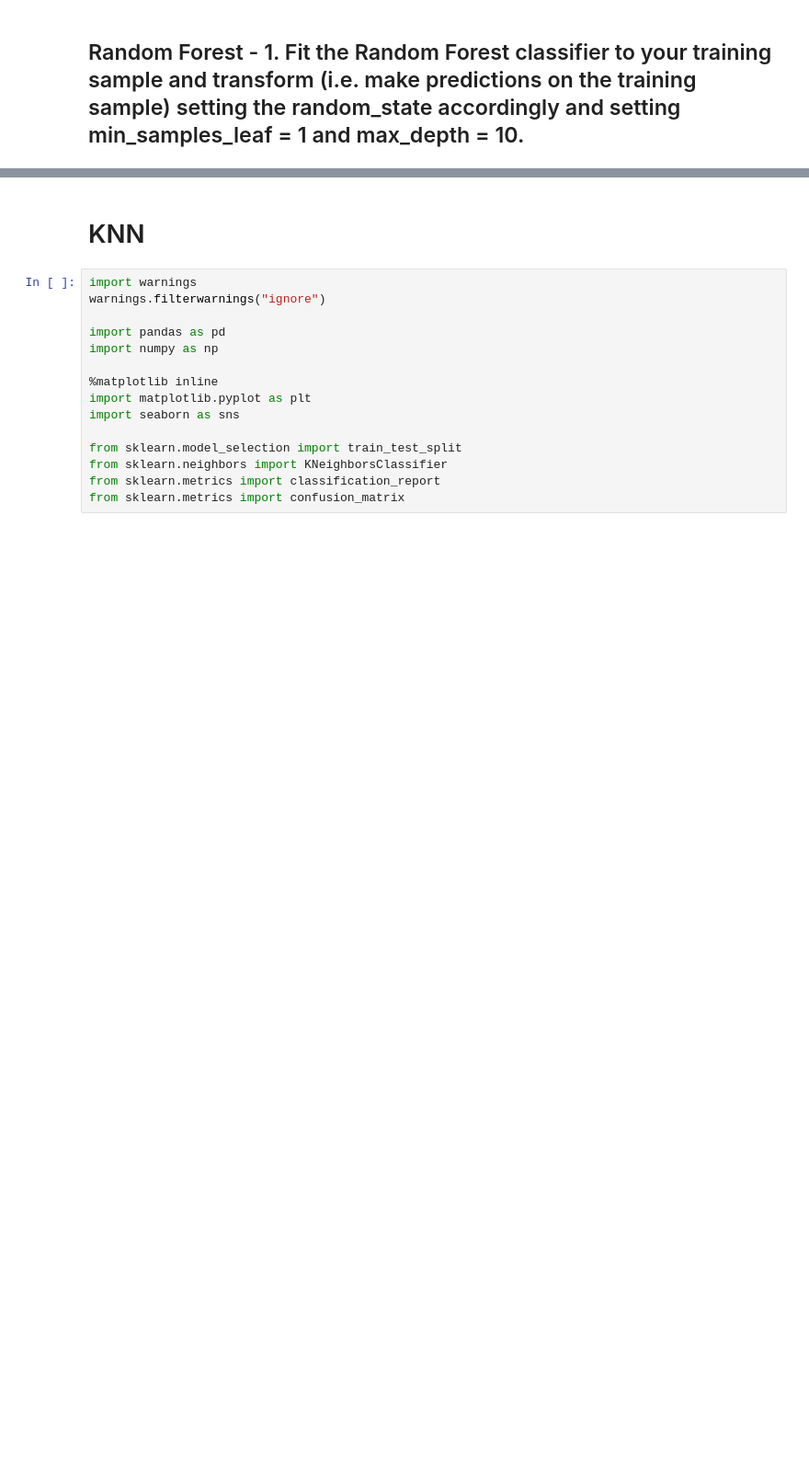
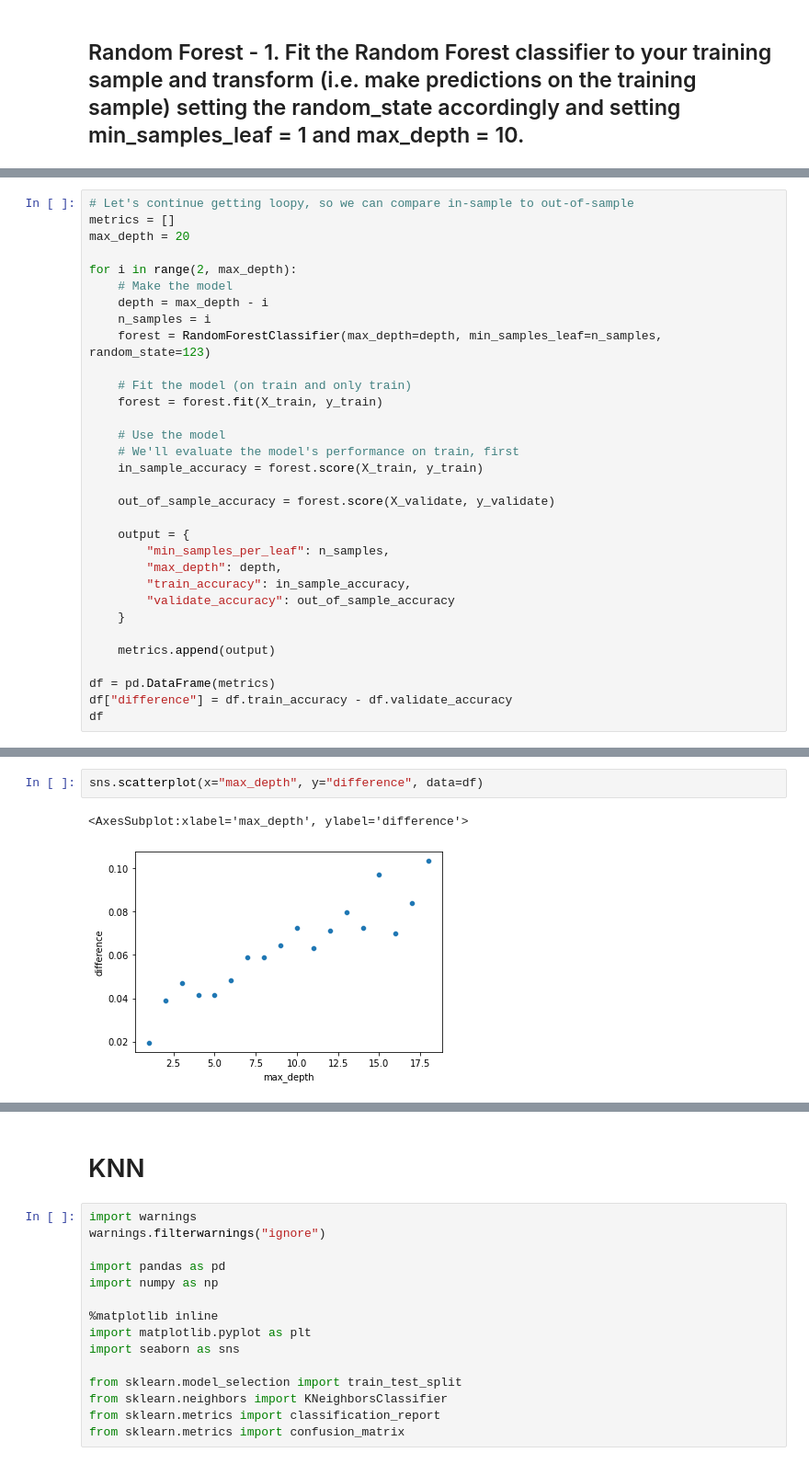
Before and after one commit to randyfrench/classification-exercises, a Jupyter notebook: model.ipynb, the cells around one changed output, grey strips where cells are left out. Shown: that part at 92% size. Cells and saved outputs as stored; diff of their text form; blank space fills up the shorter version.

```diff
--- a/model.ipynb
+++ b/model.ipynb
@@ -355,0 +465,32 @@ rf = rf.fit(X_train, y_train)
+# %%
+# Let's continue getting loopy, so we can compare in-sample to out-of-sample
+metrics = []
+max_depth = 20
+
+for i in range(2, max_depth):
+    # Make the model
+    depth = max_depth - i
+    n_samples = i
+    forest = RandomForestClassifier(max_depth=depth, min_samples_leaf=n_samples, random_state=123)
+
+    # Fit the model (on train and only train)
+    forest = forest.fit(X_train, y_train)
+
+    # Use the model
+    # We'll evaluate the model's performance on train, first
+    in_sample_accuracy = forest.score(X_train, y_train)
+
+    out_of_sample_accuracy = forest.score(X_validate, y_validate)
+
+    output = {
+        "min_samples_per_leaf": n_samples,
+        "max_depth": depth,
+        "train_accuracy": in_sample_accuracy,
+        "validate_accuracy": out_of_sample_accuracy
+    }
+
+    metrics.append(output)
+
+df = pd.DataFrame(metrics)
+df["difference"] = df.train_accuracy - df.validate_accuracy
+df
@@ -355,0 +515,5 @@ rf = rf.fit(X_train, y_train)
+# %%
+sns.scatterplot(x="max_depth", y="difference", data=df)
+# %% [output]
+<AxesSubplot:xlabel='max_depth', ylabel='difference'>
+[figure, added]
```
Also changed, not shown: parts of 27 cells of this notebook.
